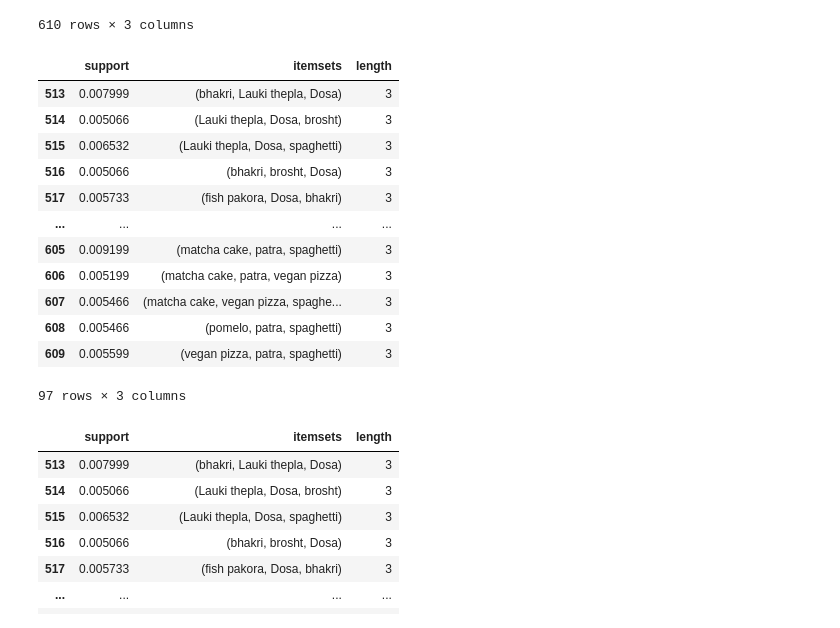
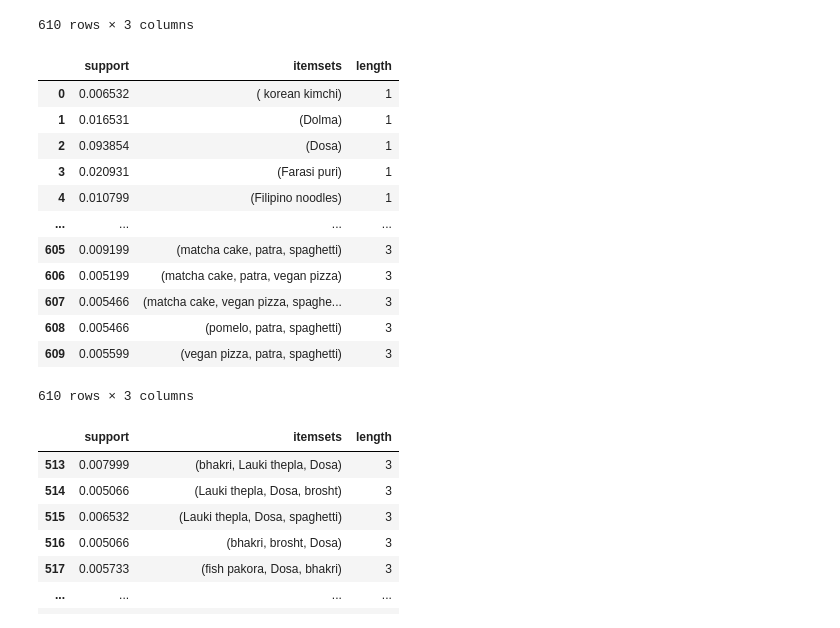
Before and after one commit to prathee13/crave-it, a Jupyter notebook: Apriori.ipynb, the cells around one changed output. Drawn from its saved outputs; the diff is of its cells as text; code cells hidden in the pictures.

```diff
--- a/Apriori.ipynb
+++ b/Apriori.ipynb
@@ -80,29 +80,38 @@ frequent_itemsets
 | 609 | 0.005599 | (spaghetti, patra, vegan pizza) | 3 |
 610 rows × 3 columns
 # %%
+filename = 'dogs'
+outfile = open(filename,'wb')
+
 #saving trained model to Pickle
-saved_model = pickle.dumps(frequent_itemsets)
+saved_model = pickle.dump(frequent_itemsets, outfile)
+outfile.close()
 
+
+infile = open(filename,'rb')
+new_dict = pickle.load(infile)
+infile.close()
 #Load the pickled model
-apriori_pickled = pickle.loads(saved_model)
-
+# apriori_pickled = pickle.loads(saved_model)
+new_dict
 #Use the loaded model
 #same as frequent_itemsets[ (frequent_itemsets['length'] >= 2)]
 #change the length as you wish.
-apriori_pickled[ (apriori_pickled['length'] >= 3)]
+# apriori_pickled[ (apriori_pickled['length'] >= 3)]
+# apriori_pickled
 # %% [output]
 |  | support | itemsets | length |
-| 513 | 0.007999 | (bhakri, Lauki thepla, Dosa) | 3 |
-| 514 | 0.005066 | (Lauki thepla, Dosa, brosht) | 3 |
-| 515 | 0.006532 | (Lauki thepla, Dosa, spaghetti) | 3 |
-| 516 | 0.005066 | (bhakri, brosht, Dosa) | 3 |
-| 517 | 0.005733 | (fish pakora, Dosa, bhakri) | 3 |
+| 0 | 0.006532 | ( korean kimchi) | 1 |
+| 1 | 0.016531 | (Dolma) | 1 |
+| 2 | 0.093854 | (Dosa) | 1 |
+| 3 | 0.020931 | (Farasi puri) | 1 |
+| 4 | 0.010799 | (Filipino noodles) | 1 |
 | ... | ... | ... | ... |
 | 605 | 0.009199 | (matcha cake, patra, spaghetti) | 3 |
 | 606 | 0.005199 | (matcha cake, patra, vegan pizza) | 3 |
 | 607 | 0.005466 | (matcha cake, vegan pizza, spaghe... | 3 |
 | 608 | 0.005466 | (pomelo, patra, spaghetti) | 3 |
 | 609 | 0.005599 | (vegan pizza, patra, spaghetti) | 3 |
-97 rows × 3 columns
+610 rows × 3 columns
 # %%
 # Save the model as a pickle in a file
```
Also changed, not shown: parts of 2 cells of this notebook.
